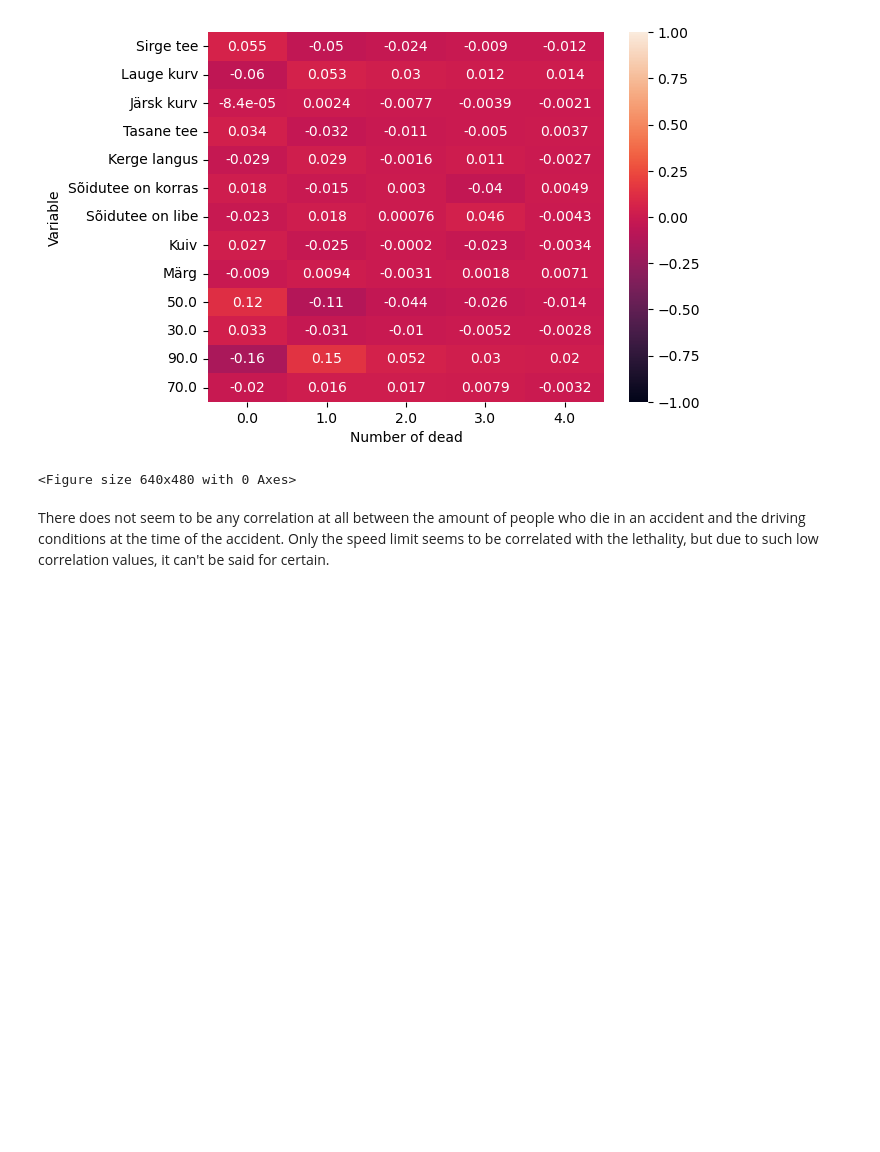
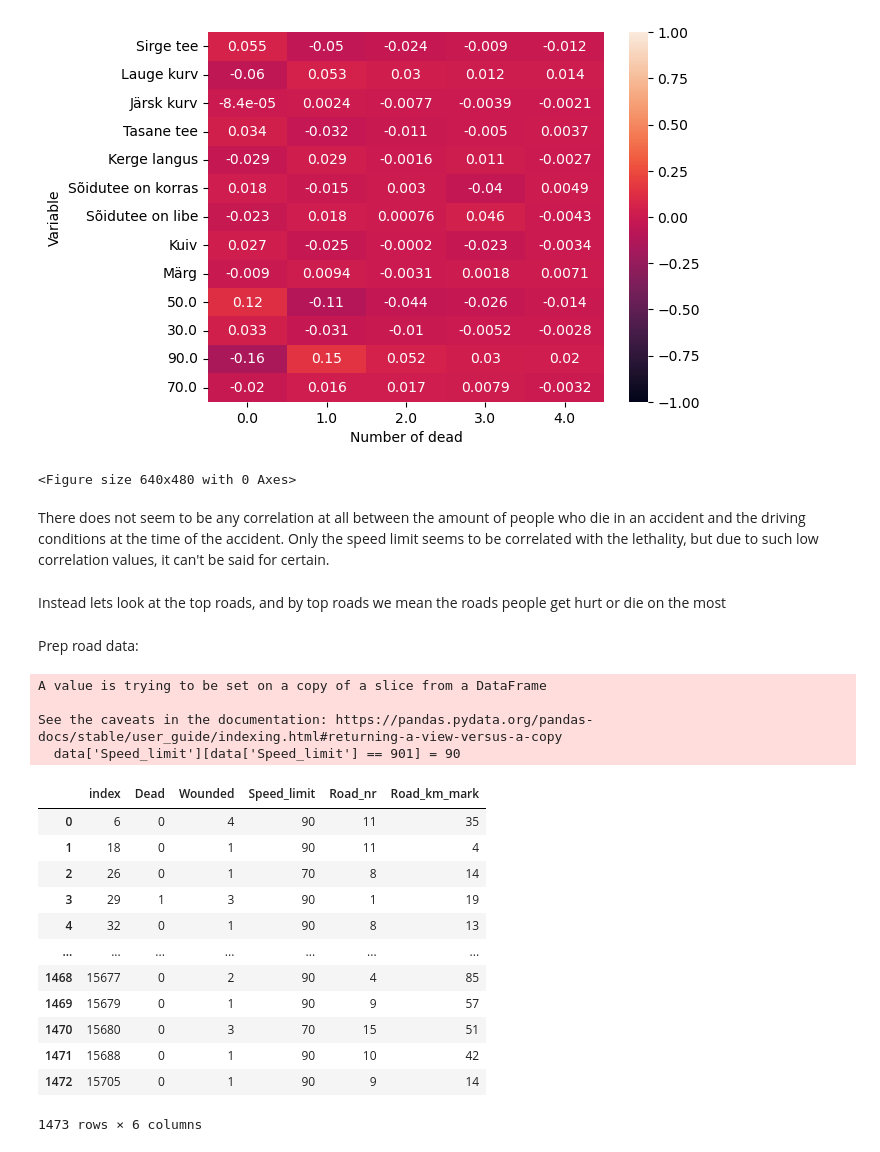
Before and after one commit to gCoreByte/car-accidents-in-estonia, a Jupyter notebook: data_preparation/data_correlation.ipynb, the cells around one changed output. Cells and saved outputs as stored; diff of their text form; code cells hidden in the pictures; blank space fills up the shorter version.

```diff
--- a/data_preparation/correlation.ipynb
+++ b/data_preparation/data_correlation.ipynb
@@ -194,3 +173,60 @@ plt.figure()
 <Figure size 640x480 with 0 Axes>
 # %% [markdown]
 There does not seem to be any correlation at all between the amount of people who die in an accident and the driving conditions at the time of the accident. Only the speed limit seems to be correlated with the lethality, but due to such low correlation values, it can't be said for certain.
+# %% [markdown]
+Instead lets look at the top roads, and by top roads we mean the roads people get hurt or die on the most
+# %% [markdown]
+Prep road data:
+# %%
+data = pd.DataFrame(pd.read_csv('file.csv', sep=";"))
+
+data.rename(columns={
+    'Tee nr (PPA)' : 'Road_nr',
+    'Tee km (PPA)' : 'Road_km_mark',
+    'Hukkunuid' : 'Dead',
+    'Vigastatuid' : 'Wounded',
+    'Lubatud sõidukiirus (PPA)' : 'Speed_limit'
+}, inplace=True)
+
+keepers = ['Road_nr', 'Road_km_mark', 'Dead', 'Wounded', 'Speed_limit']
+
+for c in data.columns:
+    if c not in keepers:
+        data.drop(columns=[c], inplace=True)
+
+data['Speed_limit'][data['Speed_limit'] == 901] = 90
+
+data.dropna(inplace=True)
+
+data = data[data['Road_km_mark'].str.contains(',') == False]
+
+data['Road_nr'] = data['Road_nr'].astype('int64')
+data['Road_km_mark'] = data['Road_km_mark'].astype('int64')
+data['Dead'] = data['Dead'].astype('int64')
+data['Wounded'] = data['Wounded'].astype('int64')
+data['Speed_limit'] = data['Speed_limit'].astype('int64')
+
+
+#Take roads that have atleast 50 accidents
+counts = data['Road_nr'].value_counts()
+data = data[~data['Road_nr'].isin(counts[counts < 50].index)]
+
+data.reset_index()
+# %% [output]
+A value is trying to be set on a copy of a slice from a DataFrame
+
+See the caveats in the documentation: https://pandas.pydata.org/pandas-docs/stable/user_guide/indexing.html#returning-a-view-versus-a-copy
+  data['Speed_limit'][data['Speed_limit'] == 901] = 90
+|  | index | Dead | Wounded | Speed_limit | Road_nr | Road_km_mark |
+| 0 | 6 | 0 | 4 | 90 | 11 | 35 |
+| 1 | 18 | 0 | 1 | 90 | 11 | 4 |
+| 2 | 26 | 0 | 1 | 70 | 8 | 14 |
+| 3 | 29 | 1 | 3 | 90 | 1 | 19 |
+| 4 | 32 | 0 | 1 | 90 | 8 | 13 |
+| ... | ... | ... | ... | ... | ... | ... |
+| 1468 | 15677 | 0 | 2 | 90 | 4 | 85 |
+| 1469 | 15679 | 0 | 1 | 90 | 9 | 57 |
+| 1470 | 15680 | 0 | 3 | 70 | 15 | 51 |
+| 1471 | 15688 | 0 | 1 | 90 | 10 | 42 |
+| 1472 | 15705 | 0 | 1 | 90 | 9 | 14 |
+1473 rows × 6 columns
```
Also changed, not shown: parts of 6 cells of this notebook, 1 other file.
